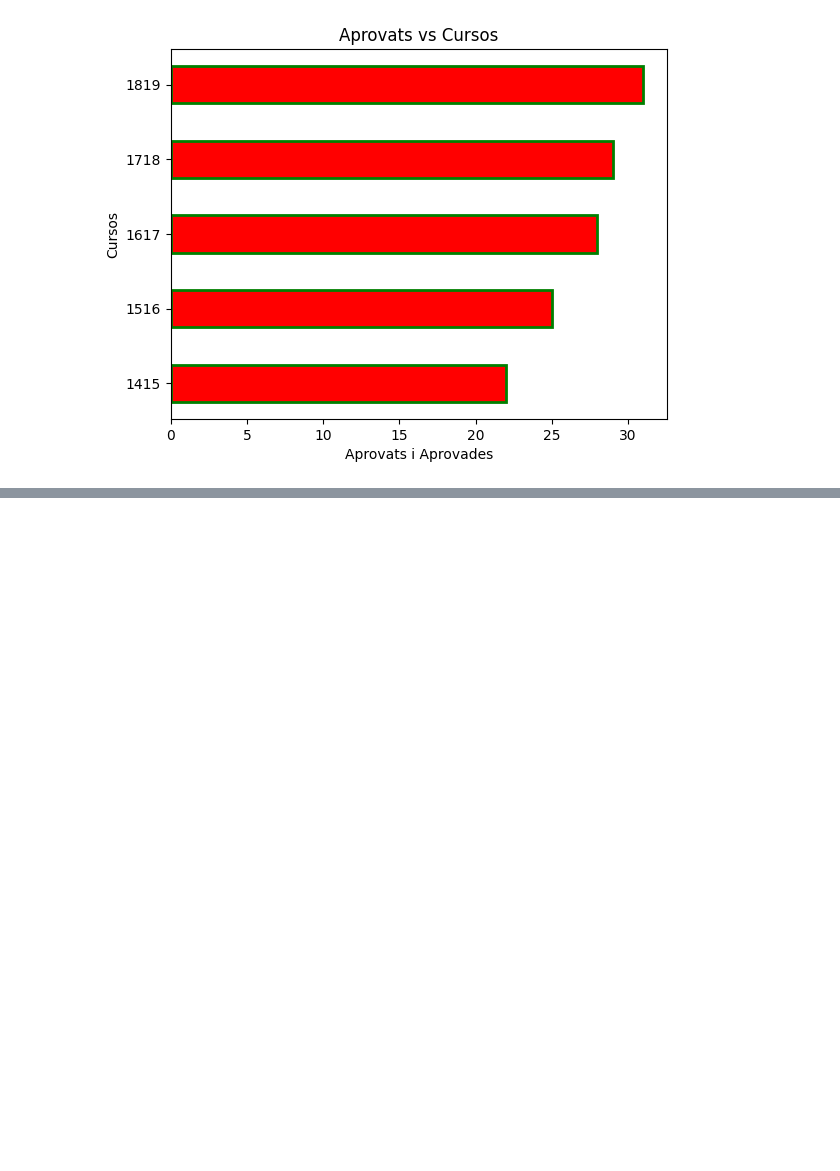
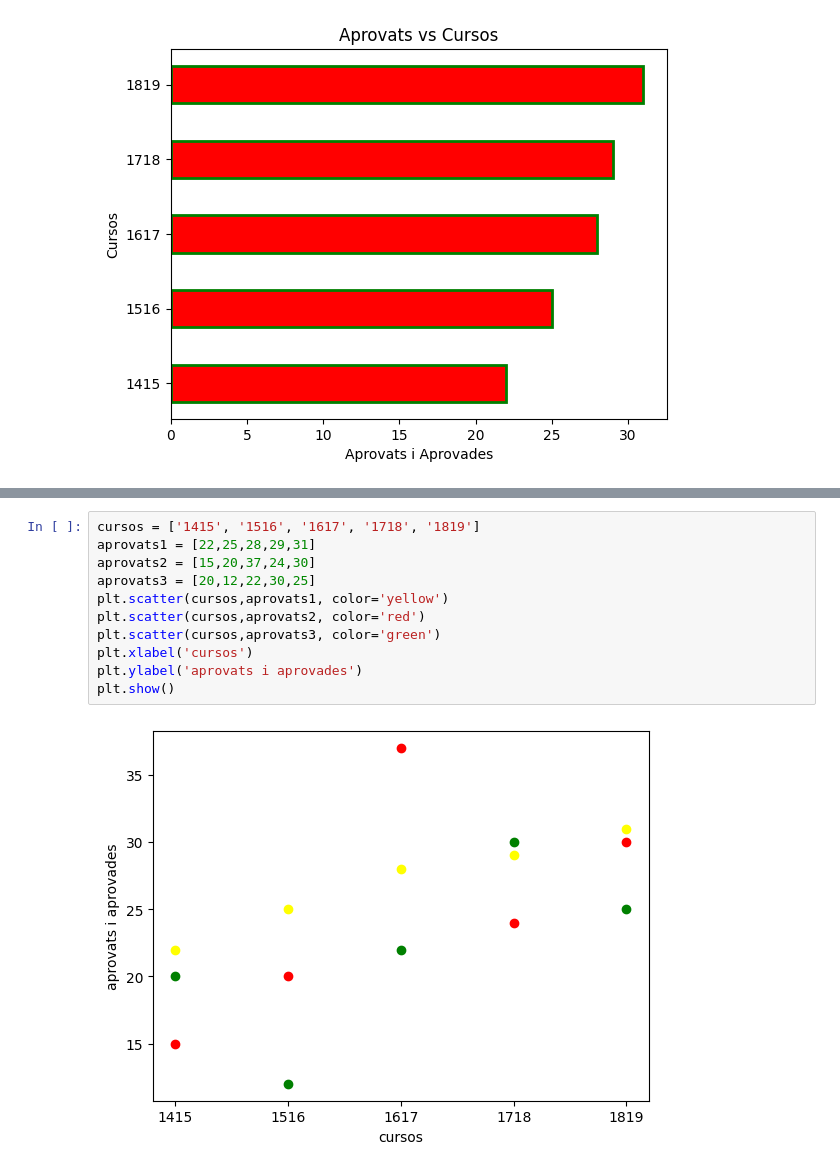
Before and after one commit to OYanez85/Introduccio_a_la_ciencia_de-Dades_Cibernarium, a Jupyter notebook: curs_233_2.3.ipynb, the cells around one changed output, grey strips where cells are left out. Drawn from its saved outputs; the diff is of its cells as text; blank space fills up the shorter version.

```diff
--- a/curs_233_2.3.ipynb
+++ b/curs_233_2.3.ipynb
@@ -385,0 +398,13 @@ plt.show()
+# %%
+cursos = ['1415', '1516', '1617', '1718', '1819']
+aprovats1 = [22,25,28,29,31]
+aprovats2 = [15,20,37,24,30]
+aprovats3 = [20,12,22,30,25]
+plt.scatter(cursos,aprovats1, color='yellow')
+plt.scatter(cursos,aprovats2, color='red')
+plt.scatter(cursos,aprovats3, color='green')
+plt.xlabel('cursos')
+plt.ylabel('aprovats i aprovades')
+plt.show()
+# %% [output]
+[figure, added]
```
Also changed, not shown: parts of 12 cells of this notebook, 1 other file.
